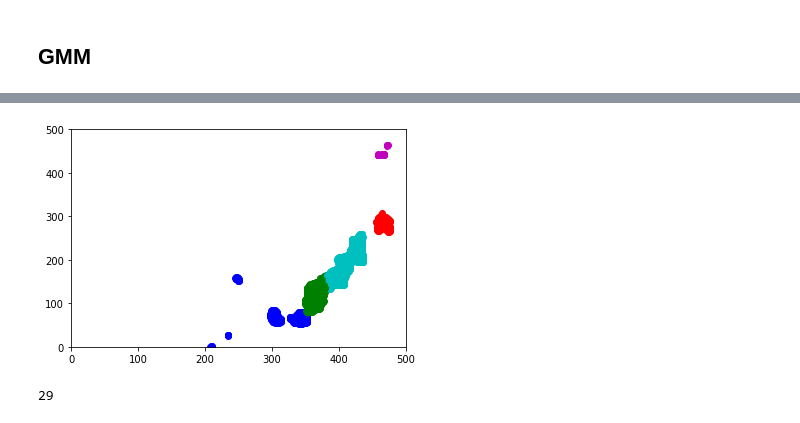
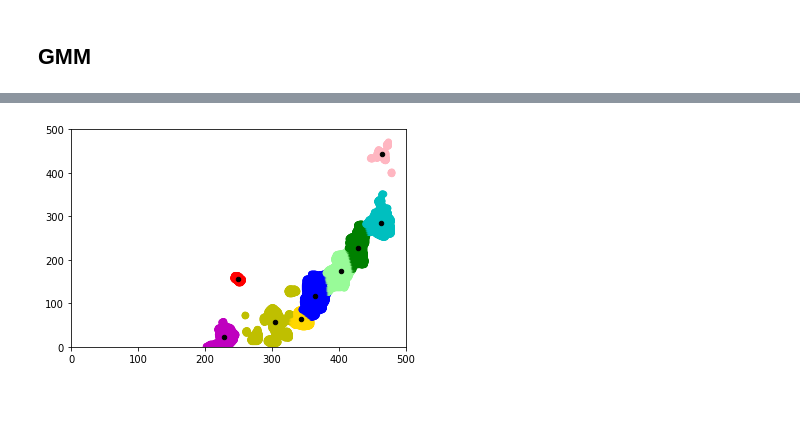
Before and after one commit to takoyan/weather, a Jupyter notebook: src/weather.ipynb, the cells around one changed output, grey strips where cells are left out. Drawn from its saved outputs; the diff is of its cells as text; code cells hidden in the pictures.

```diff
--- a/src/weather.ipynb
+++ b/src/weather.ipynb
@@ -89,7 +118,12 @@ def rain2point(rain_amounts):
 
     return [X, Y, C]
 # %%
-def s2o(rainfall):
+# s:1-> t>=38.3
+# s:5-> t>=7.66
+# s:10-> t>=3.83
+# s:20-> t>=1.92
+
+def s2o(rainfall, threshold=1.92):
     grid_num = 9
     grid_size = 160
     observation_num_list = [] # 観測点数を格納するリスト
@@ -99,8 +133,7 @@ def s2o(rainfall):
         for j, val in enumerate(rainfall[i*(grid_size**2):(i+1)*(grid_size**2)]):
             x = (j+1)%grid_size + (i%3)*grid_size
             y = int(j/grid_size) + int((i/3))*grid_size
-            for k in range(int((grid_size**2)*val / sum_di)):
+            # valの値で閾値を設ける
+            for k in range(int((grid_size**2)*(val*threshold) / sum_di)):
                 observation_num_list.append([x, y])
     return observation_num_list
-# %%
-rain = get_around_grids_info(1.4513, rainfall)
@@ -247,4 +406,6 @@ plt.show
 # %%
-gmm=mixture.GaussianMixture(n_components=5,covariance_type='full')
+gmm=mixture.GaussianMixture(n_components=9,covariance_type='full', max_iter=2000)
 z_gmm=gmm.fit(observation_num_list)
-z_gmm=z_gmm.predict(observation_num_list)
+z_gmm_p=z_gmm.predict(observation_num_list)
+
+observation_num_list=np.array(observation_num_list)
@@ -251,14 +444,13 @@ z_gmm=z_gmm.predict(observation_num_list)
 # %%
-color_dict = {0: 'r', 1: 'g', 2: 'b', 3: 'c', 4:'m'}
+color_dict = {9: 'fuchsia', 0: 'r', 1: 'g', 2: 'b', 3: 'c', 4:'m', 5:'y', 6:'palegreen', 7:'lightpink', 8:'gold'}
+# center_x=sum(centers[:, 0])/len(centers)
+# center_y=sum(centers[:, 1])/len(centers)
 
-for i in range(len(z_gmm)):
-    plt.scatter(observation_num_list[i][0], observation_num_list[i][1], c=color_dict[z_gmm[i]])
+plt.scatter(observation_num_list[:, 0], observation_num_list[:, 1], c=[color_dict[t] for t in z_gmm_p])
+plt.scatter(centers[:, 0], centers[:, 1], s=20, c="black")
+# plt.scatter(new_x, new_y, s=100, c="black")
 plt.xlim([0,500])
 plt.ylim([0,500])
 plt.show()
 # %% [output]
-[figure, old version]
+[figure, new version]
-# %%
-score.index(min(score))
-# %% [output]
-29
```
Also changed, not shown: parts of 86 cells of this notebook, 14 other files.
